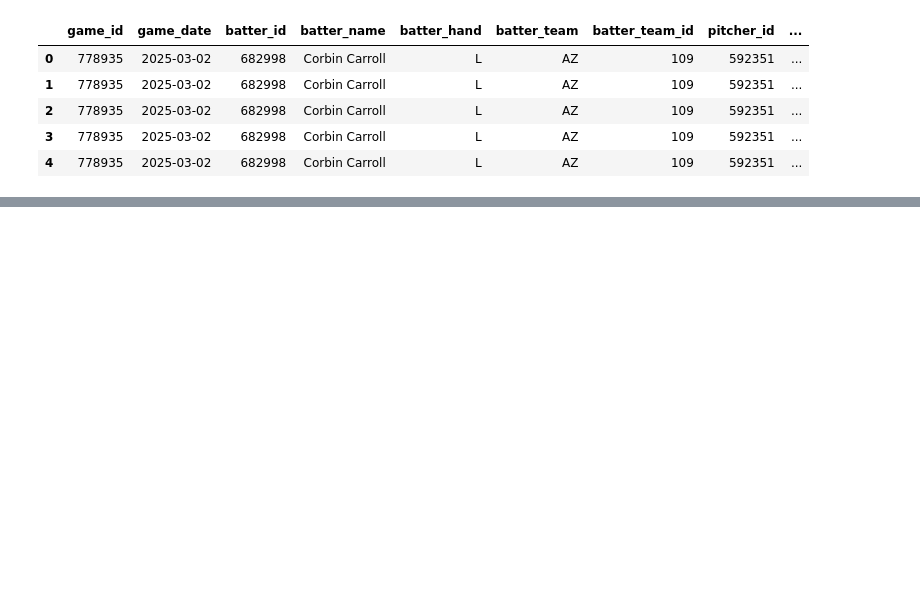
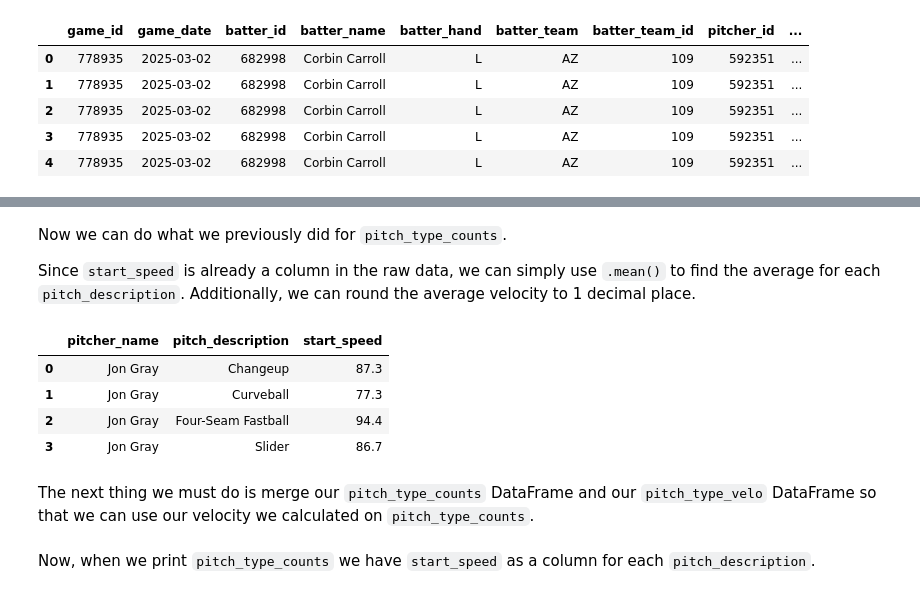
Before and after one commit to CarsonHallford/PitcherData, a Jupyter notebook: MLB_Scraper_Pitcher_Data.ipynb, the cells around one changed output, grey strips where cells are left out. Saved outputs shown, nothing was run; the diff lists cells and outputs as text; code cells hidden in the pictures; blank space fills up the shorter version.

```diff
--- a/MLB_Scraper_Pitcher_Data.ipynb
+++ b/MLB_Scraper_Pitcher_Data.ipynb
@@ -148,0 +197,25 @@ pitcher_pyb
+# %%
+pitcher_pyb = df_pyb[
+    [
+        "game_id",
+        "game_date",
+        "pitcher_name",
+        "pitch_description",
+        "start_speed",
+    ]
+]
+# %% [markdown]
+Now we can do what we previously did for `pitch_type_counts`.
+
+Since `start_speed` is already a column in the raw data, we can simply use `.mean()` to find the average for each `pitch_description`. Additionally, we can round the average velocity to 1 decimal place.
+# %%
+pitch_type_velo = pitcher_pyb.groupby(['pitcher_name','pitch_description'],as_index=False)['start_speed'].mean().round(1)
+pitch_type_velo
+# %% [output]
+|  | pitcher_name | pitch_description | start_speed |
+| 0 | Jon Gray | Changeup | 87.3 |
+| 1 | Jon Gray | Curveball | 77.3 |
+| 2 | Jon Gray | Four-Seam Fastball | 94.4 |
+| 3 | Jon Gray | Slider | 86.7 |
+# %% [markdown]
+The next thing we must do is merge our `pitch_type_counts` DataFrame and our `pitch_type_velo` DataFrame so that we can use our velocity we calculated on `pitch_type_counts`.
@@ -148,0 +224,2 @@ pitcher_pyb
+# %% [markdown]
+Now, when we print `pitch_type_counts` we have `start_speed` as a column for each `pitch_description`.
```
Also changed, not shown: parts of 32 cells of this notebook.
